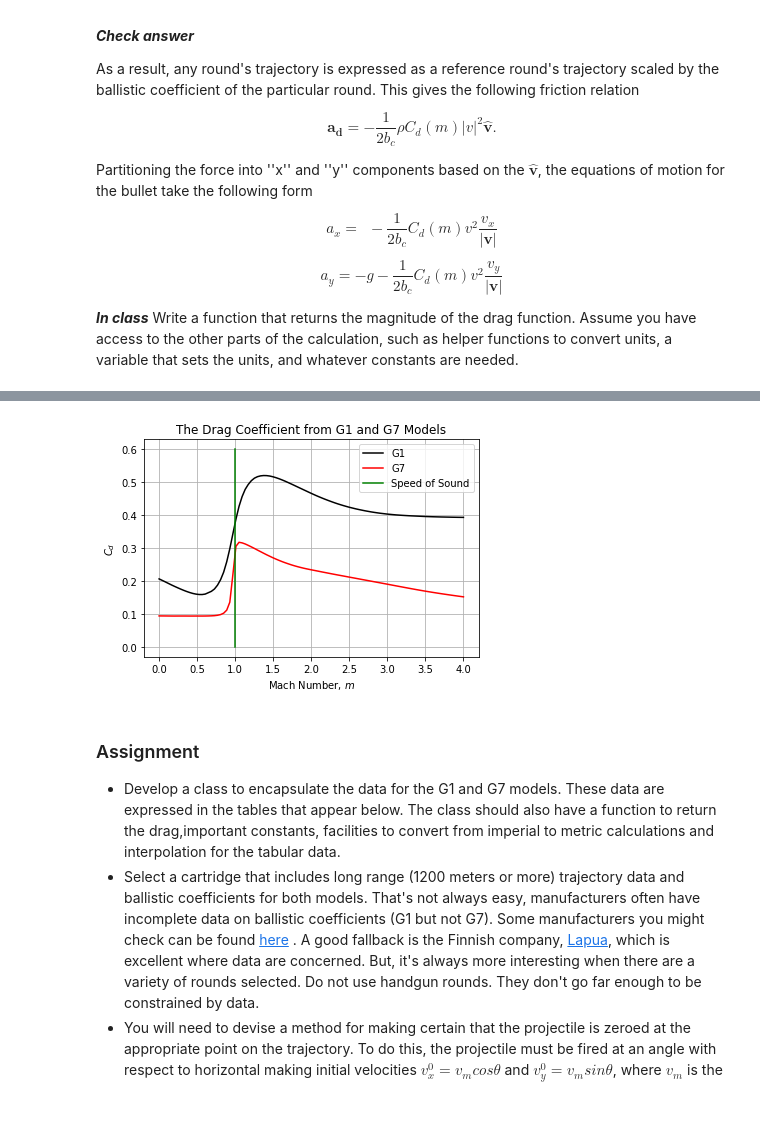
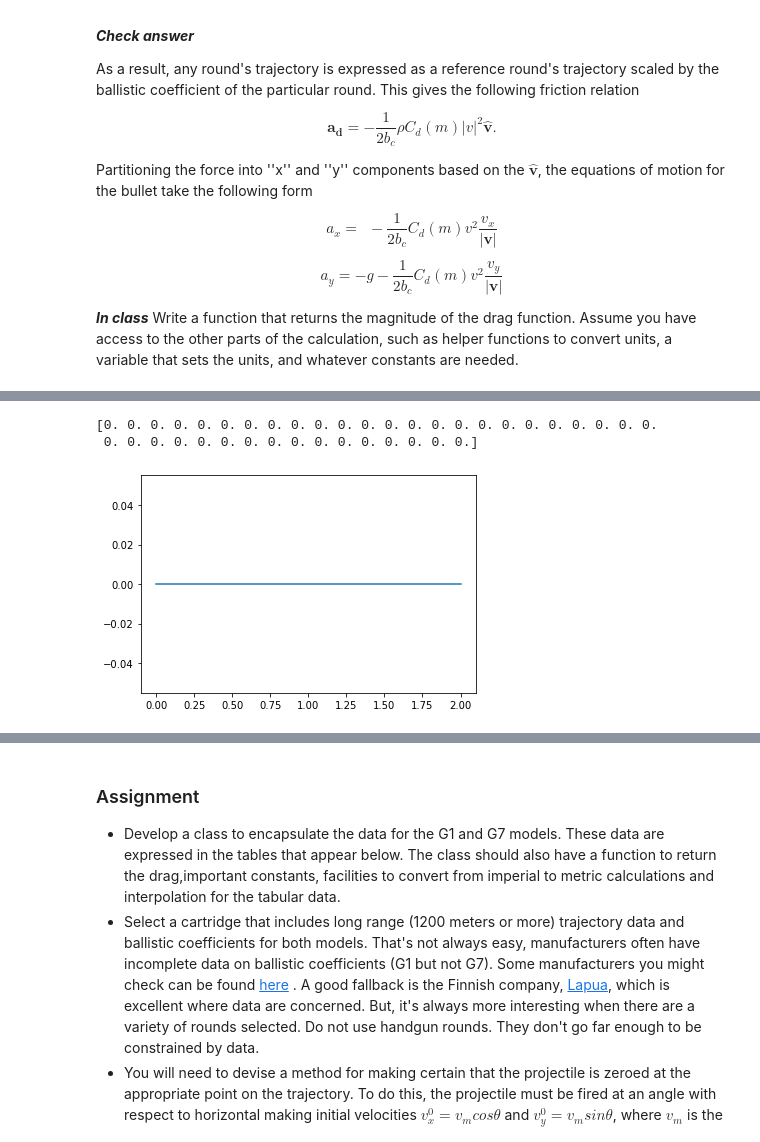
Before and after one commit to tjschweitzer/Sim_Modeling, a Jupyter notebook: Bullet/Bullet Drag-Student.ipynb, the cells around one changed output, grey strips where cells are left out. Drawn from its saved outputs; the diff is of its cells as text; code cells hidden in the pictures; blank space fills up the shorter version.

```diff
--- a/Bullet/Bullet Drag-Student.ipynb
+++ b/Bullet/Bullet Drag-Student.ipynb
@@ -49,8 +49,9 @@ def projectile(t,y,b):
     b is an object containing the ballistic model
     returns dy/dt
     """
-    v = np.sqrt(y[2]*y[2]+y[3]*y[3])
+    v = np.sqrt(y[2]**2+y[3]**2)
     F_d = b.get_drag(v)
+    print(f"velocity {v} F_d {F_d}")
     return np.array([y[2],y[3], -F_d*y[2]/v, -b.g*F_d*y[3]/v])
 # %% [markdown]
 
@@ -141,0 +166,8 @@ class b_model:
+# %%
+y = np.array([0.0,-.005,2850.,0.])
+readings= np.zeros((40,4))
+ccd = np.zeros(40)
+for i in range(40):
+
+    app = b_model(i/20,area,data)
+    readings[i]=projectile(0.,y,app)
@@ -142,3 +192,15 @@ class b_model:
+# %%
+plot = np.pi /4 *np.array(readings)[:,1]
+plot2= np.array(readings)[:,3]
+
+print(plot)
+import matplotlib.pyplot as plt
+plt.plot(np.linspace(0,2,40),ccd)
+plt.show()
+# %% [output]
+[0. 0. 0. 0. 0. 0. 0. 0. 0. 0. 0. 0. 0. 0. 0. 0. 0. 0. 0. 0. 0. 0. 0. 0.
+ 0. 0. 0. 0. 0. 0. 0. 0. 0. 0. 0. 0. 0. 0. 0. 0.]
+[figure, added]
 # %% [markdown]
 ### Difference in models
 We will use both the G1 on G7 models, but what's the difference? It has to do with the projectile the data is taken on. The 'standard' projectiles of G1 and G7 are different.
@@ -330,10 +392,6 @@ The relations are explored in a graph below.
 # allow the plots below to be constructed.
 class get_model_data:
 
-    def return_300_win(self):
-        #https://www.hornady.com/ammunition/rifle/300-win-mag-180-gr-sst-superformance#!/#specs
-        # 300 win mag 200 grain ELD-X
-        return np.array([.301,.597,.301])
 
     def return_g_1(self):
         return np.array([[0.00, 0.2629],\
@@ -501,8 +559,6 @@ class get_model_data:
                     [4.60, 0.1730],\
                     [4.80, 0.1672],\
                     [5.00, 0.1618]])
-# %% [output]
-[figure, removed]
 # %% [markdown]
 
 
```
Also changed, not shown: parts of 3 cells of this notebook, 1 other file.
